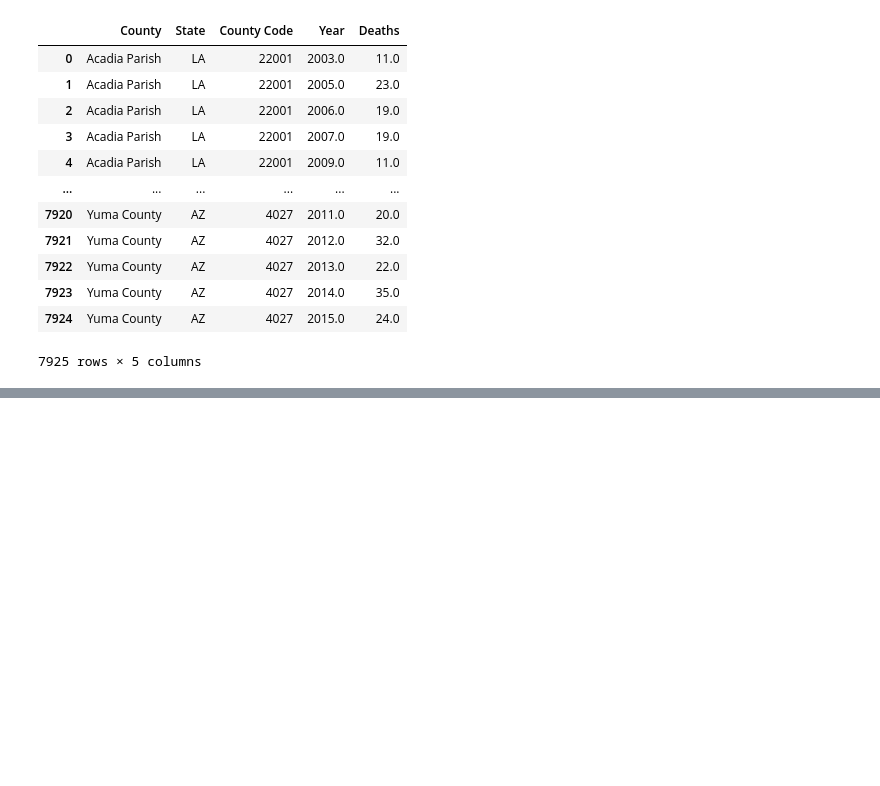
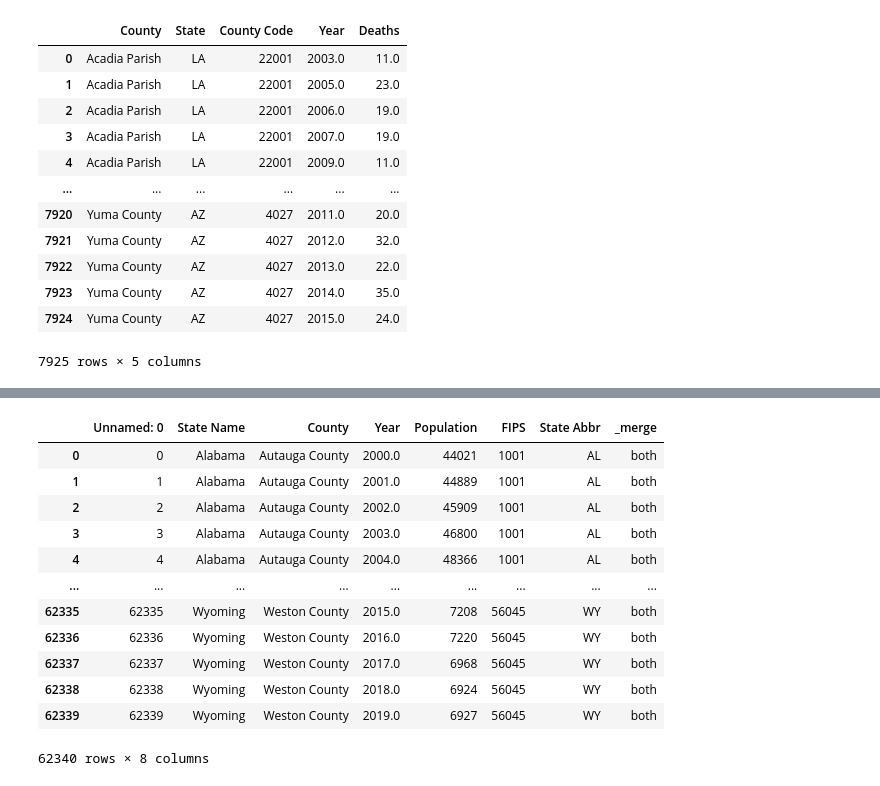
Before and after one commit to TommyTseng1129/Impact-Estimation-of-Opioid-Control-Policies, a Jupyter notebook: 10_code/VitalityData.ipynb, the cells around one changed output, grey strips where cells are left out. Cells and saved outputs as stored; diff of their text form; code cells hidden in the pictures; blank space fills up the shorter version.

```diff
--- a/10_code/VitalityData.ipynb
+++ b/10_code/VitalityData.ipynb
@@ -630,3 +650,21 @@ od_deaths_state
 # %%
 od_deaths.to_csv('od_deaths.csv', index=False)
 od_deaths_state.to_csv('od_deaths_state.csv', index=False)
+# %%
+pop1 = pd.read_csv('/Users/caleboneel/Desktop/estimating-impact-of-opioids-2020-purlple-team/20_intermediate_files/countypopulations_clean.csv')
+# %%
+pop1
+# %% [output]
+|  | Unnamed: 0 | State Name | County | Year | Population | FIPS | State Abbr | _merge |
+| 0 | 0 | Alabama | Autauga County | 2000.0 | 44021 | 1001 | AL | both |
+| 1 | 1 | Alabama | Autauga County | 2001.0 | 44889 | 1001 | AL | both |
+| 2 | 2 | Alabama | Autauga County | 2002.0 | 45909 | 1001 | AL | both |
+| 3 | 3 | Alabama | Autauga County | 2003.0 | 46800 | 1001 | AL | both |
+| 4 | 4 | Alabama | Autauga County | 2004.0 | 48366 | 1001 | AL | both |
+| ... | ... | ... | ... | ... | ... | ... | ... | ... |
+| 62335 | 62335 | Wyoming | Weston County | 2015.0 | 7208 | 56045 | WY | both |
+| 62336 | 62336 | Wyoming | Weston County | 2016.0 | 7220 | 56045 | WY | both |
+| 62337 | 62337 | Wyoming | Weston County | 2017.0 | 6968 | 56045 | WY | both |
+| 62338 | 62338 | Wyoming | Weston County | 2018.0 | 6924 | 56045 | WY | both |
+| 62339 | 62339 | Wyoming | Weston County | 2019.0 | 6927 | 56045 | WY | both |
+62340 rows × 8 columns
```
Also changed, not shown: parts of 7 cells of this notebook, 1 other file.
